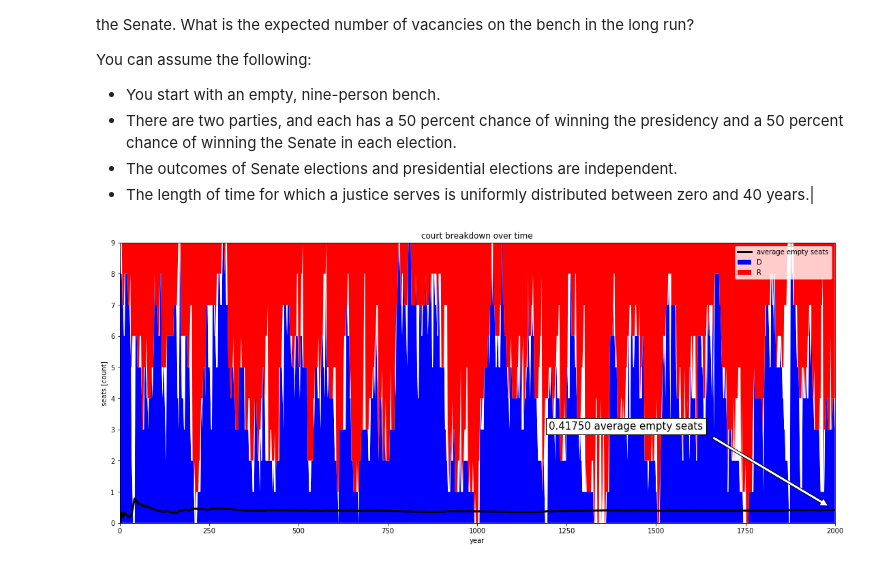
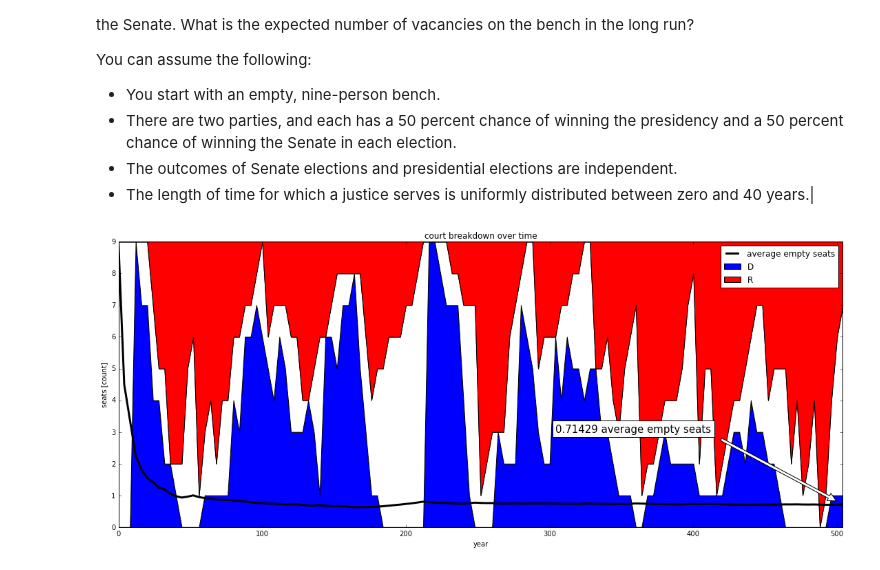
Before and after one commit to andrewzwicky/puzzles, a Jupyter notebook: FiveThirtyEightRiddler/2017-04-14/empty_court_seats.ipynb, the cells around one changed output. Cells and saved outputs as stored; diff of their text form; code cells hidden in the pictures.

Commit message:
Update empty_court_seats.ipynb
final attempt to match submitted version

```diff
--- a/FiveThirtyEightRiddler/2017-04-14/empty_court_seats.ipynb
+++ b/FiveThirtyEightRiddler/2017-04-14/empty_court_seats.ipynb
@@ -29,12 +29,6 @@ class Justice:
         self.init_term = random.randint(0,40)
         self.party = party
         self.term = self.init_term
-
-    def __repr__(self):
-        return self.__str__()
-
-    def __str__(self):
-        return "{0}-{1:2.0f}".format(self.party.name, self.term)
 # %%
 class Bench:
 
@@ -43,10 +37,14 @@ class Bench:
     def __init__(self):
         self.seats = [None] * self.SIZE
 
-    def fill_bench(self, party):
+    def seat_available(self):
+        return None in self.seats
+
+    def fill_seat(self, justice):
         for i in range(self.SIZE):
             if self.seats[i] is None:
-                self.seats[i] = Justice(party)
+                self.seats[i] = justice
+                break
 
     def add_years(self, num_years):
         for i in range(self.SIZE):
@@ -66,57 +64,52 @@ def simulate(years):
     president_party = None
     senate_party = None
     bench = Bench()
-    pres_year = True
-    for year in itertools.count(step=2):
+    for year in itertools.count(step=4):
+        yield year, bench
         if year > years:
             break
 
-        if pres_year:
-            president_party = random.choice(list(Party))
+        president_party = random.choice(list(Party))
         senate_party = random.choice(list(Party))
 
         if president_party == senate_party:
-            bench.fill_bench(president_party)
+            while bench.seat_available():
+                bench.fill_seat(Justice(president_party))
 
-        #print("{0:3.0f} {1} {2} {3}".format(year, president_party.name, senate_party.name, bench.seats))
-        yield year, bench
-
-        bench.add_years(2)
-        pres_year = !pres_year
+        bench.add_years(4)
 # %%
-raw_data = [(y,b.breakdown()) for y,b in simulate(2000)]
+raw_data = [(y,b.breakdown()) for y,b in simulate(500)]
 years, benches = list(zip(*raw_data))
 
 y = np.row_stack(list(zip(*benches)))
 
 mean = np.cumsum(y[1]) / ([1] + list(years[1:]))
 
 fig, ax = plt.subplots(1, facecolor='white', figsize=(15,6))
 plt.tight_layout(pad=0, w_pad=0.5, h_pad=0)
 
 k = ax.stackplot(years, y, colors=('blue','white','red'), labels=("D","","R"))
 ax.plot(years, mean, 'k', linewidth=3, label = "average empty seats")
 
-ax.set_ylim([0,9])
 ax.set_xlim([years[0],years[-1]])
 ax.set_xlabel("year")
 ax.set_ylabel("seats [count]")
 ax.set_title("court breakdown over time")
 
 bbox_props = dict(boxstyle="square,pad=0.3", fc="white", ec="k", lw=1)
 
 ax.annotate('{0:0.5f} average empty seats'.format(mean[-1]),
             xy=(years[-1], mean[-1]),
             size=15,
             xytext=(years[3*len(years)//5], 3),
             arrowprops=dict(facecolor='white', shrink=0.05),
             bbox=bbox_props)
 
 ax.legend()
 
 plt.show()
 # %% [output]
-[figure, old version]
+[figure, new version]
 # %%
 def plot_sims(years, simulations):
     fig, ax = plt.subplots(figsize=(14, 10))
```
Also changed, not shown: parts of 3 cells of this notebook.
